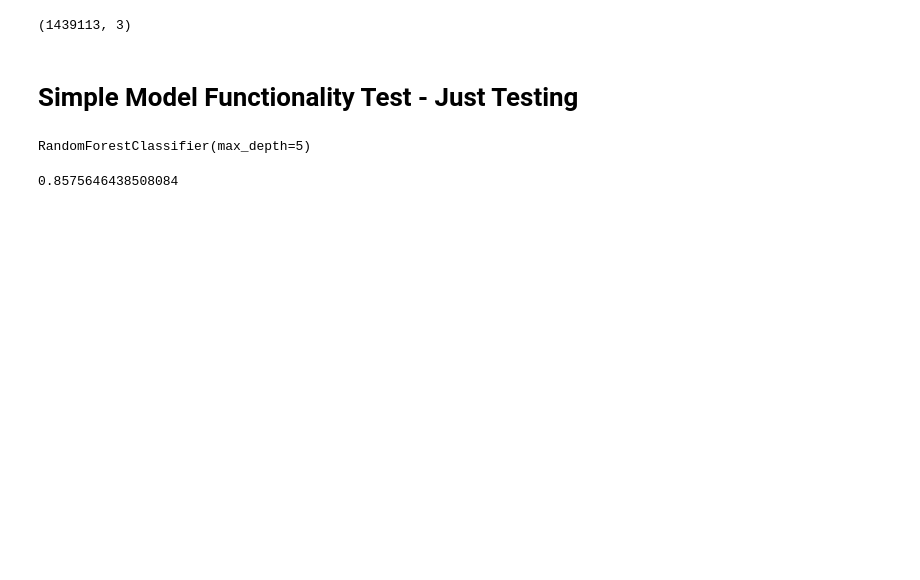
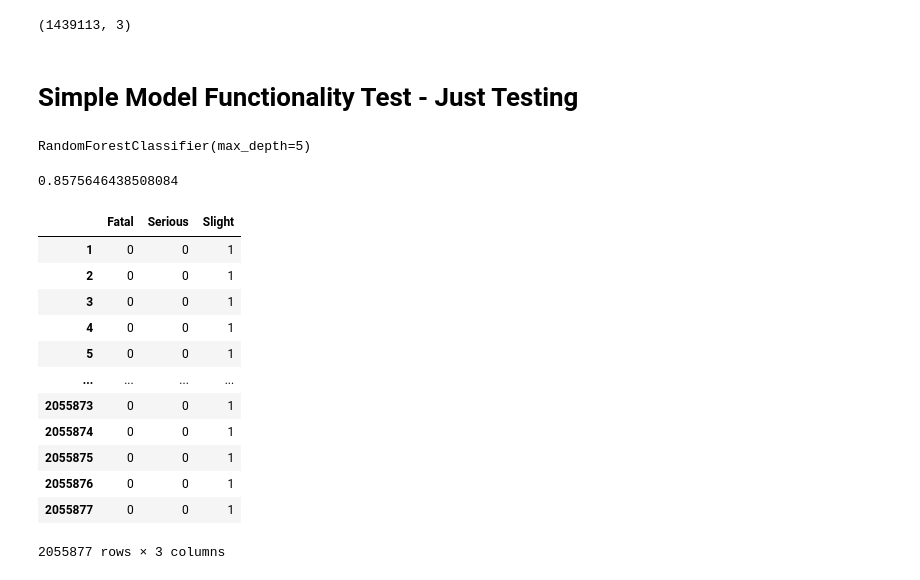
Before and after one commit to scharpham/Springboard, a Jupyter notebook: Capstone2/capstone2/notebooks/Capstone2-Preprocessing.ipynb, the cells around one changed output. Cells and saved outputs as stored; diff of their text form; code cells hidden in the pictures; blank space fills up the shorter version.

```diff
--- a/Capstone2/capstone2/notebooks/Capstone2-Preprocessing.ipynb
+++ b/Capstone2/capstone2/notebooks/Capstone2-Preprocessing.ipynb
@@ -285,6 +285,7 @@ X
 | 2055877 | -0.070477 | -0.400577 | 2.069863 | -0.232590 | 0.115491 | ... |
 2055877 rows × 214 columns
 # %%
+y= y.set_index(ind)
 y = pd.get_dummies(y) # get dummies for y
-y.isnull().sum()
+y.index
 # %% [output]
@@ -319,3 +322,19 @@ metrics.accuracy_score(y_test, y_pred) #evaluate accuracy
 # %%
 X.to_csv('../data/interim/explantorydf.csv') #write df to csv for next step.
 y.to_csv('../data/interim/targetdf.csv')
+# %%
+y
+# %% [output]
+|  | Fatal | Serious | Slight |
+| 1 | 0 | 0 | 1 |
+| 2 | 0 | 0 | 1 |
+| 3 | 0 | 0 | 1 |
+| 4 | 0 | 0 | 1 |
+| 5 | 0 | 0 | 1 |
+| ... | ... | ... | ... |
+| 2055873 | 0 | 0 | 1 |
+| 2055874 | 0 | 0 | 1 |
+| 2055875 | 0 | 0 | 1 |
+| 2055876 | 0 | 0 | 1 |
+| 2055877 | 0 | 0 | 1 |
+2055877 rows × 3 columns
```
Also changed, not shown: parts of 1 cell of this notebook, 1 other file.
